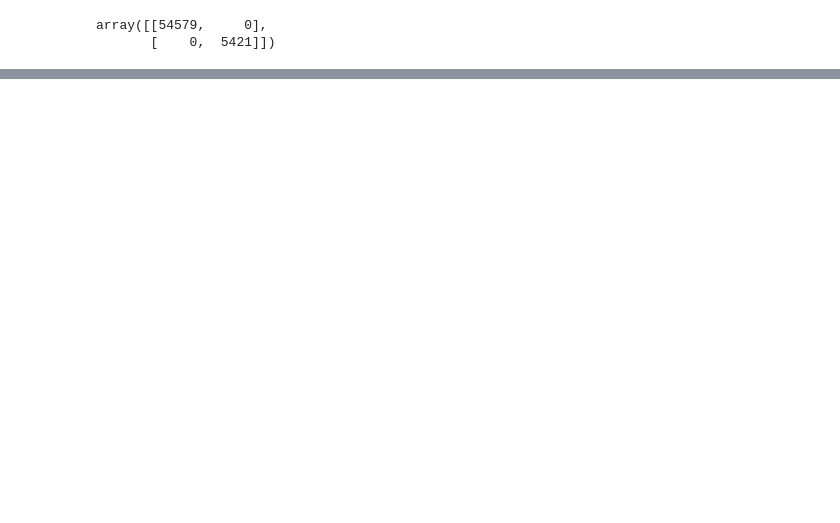
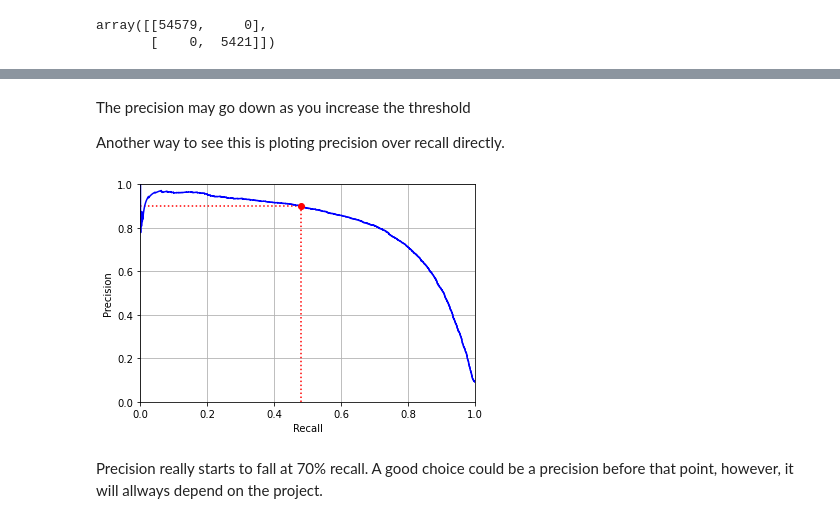
Before and after one commit to carlosdavila91/hands-on-ml, a Jupyter notebook: 03_classification_mnist.ipynb, the cells around one changed output, grey strips where cells are left out. Cells and saved outputs as stored; diff of their text form; code cells hidden in the pictures; blank space fills up the shorter version.

```diff
--- a/03_classification_mnist.ipynb
+++ b/03_classification_mnist.ipynb
@@ -140,0 +272,28 @@ array([[54579,     0],
+# %% [markdown]
+The precision may go down as you increase the threshold
+
+Another way to see this is ploting precision over recall directly.
+# %%
+plt.figure()
+plt.plot(recalls, precisions, "b-")
+
+precision_threshold_pairs = list(zip(thresholds, precisions))
+recall_threshold_pairs = list(zip(thresholds, recalls))
+xy1 = [t for t in precision_threshold_pairs if t[1] >= selected_th][0]
+xy2 = [t for t in recall_threshold_pairs if t[0] == xy1[0]][0]
+
+plt.hlines(xy1[1], 0, xy2[1], "red", "dotted")
+plt.vlines(xy2[1], 0, xy1[1], "red", "dotted")
+plt.plot(xy2[1], xy1[1], marker='o', color='r', ls='')
+
+plt.xlabel("Recall")
+plt.ylabel("Precision")
+plt.grid()
+plt.xlim([0,1])
+plt.ylim([0,1])
+
+plt.show()
+# %% [output]
+[figure, added]
+# %% [markdown]
+Precision really starts to fall at 70% recall. A good choice could be a precision before that point, however, it will allways depend on the project.
```
Also changed, not shown: parts of 21 cells of this notebook.
